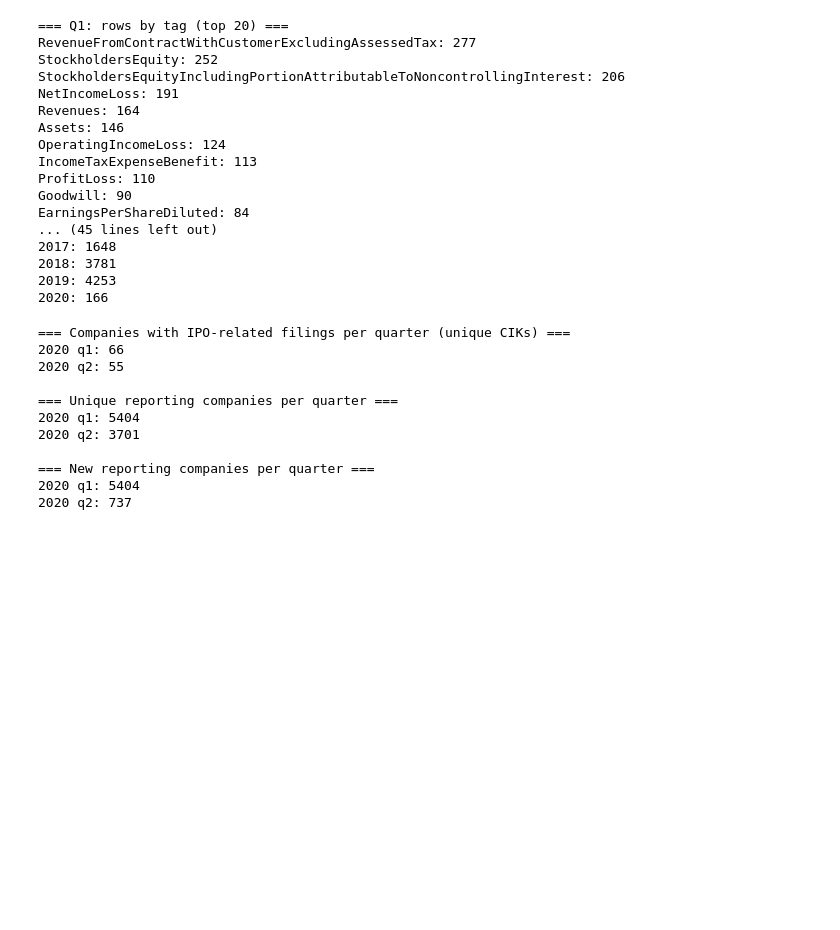
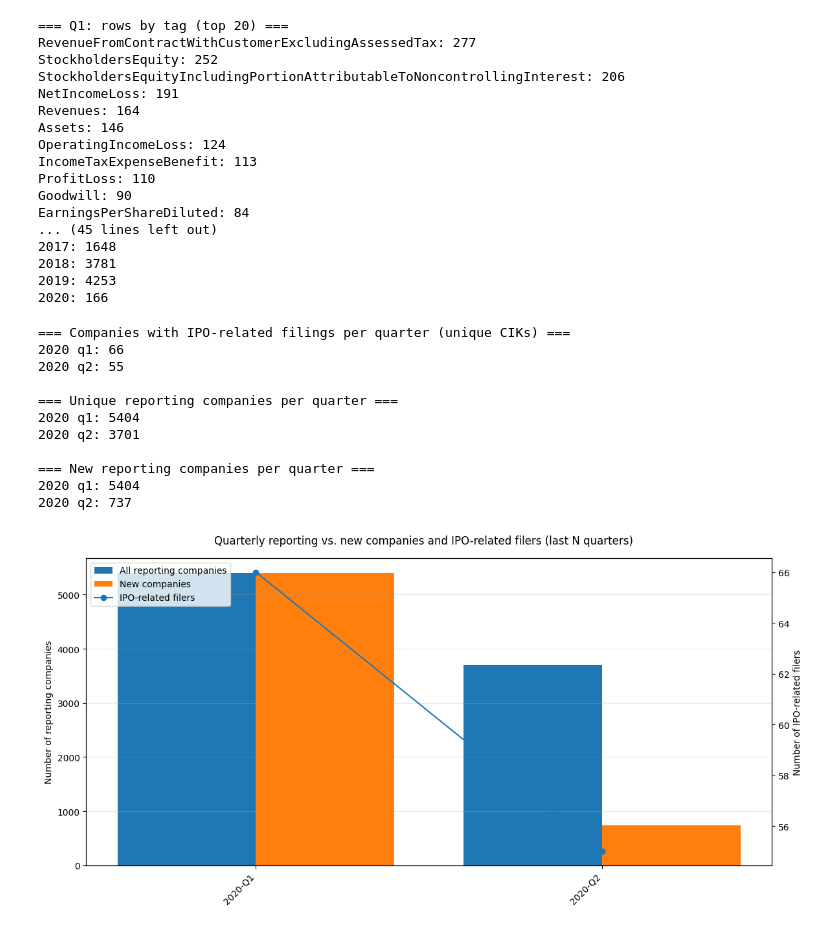
Before and after one commit to Tianyi-2000/Distributed_computing_group_project, a Jupyter notebook: notebooks/chris.ipynb, the cells around one changed output. Drawn from its saved outputs; the diff is of its cells as text; code cells hidden in the pictures; blank space fills up the shorter version.

```diff
--- a/notebooks/chris.ipynb
+++ b/notebooks/chris.ipynb
@@ -273,51 +271,88 @@ for (year, quarter), count in new_counts.collect():
 2020 q2: 737
 # %%
 
-import matplotlib.pyplot as plt
 from IPython.display import display
 
-# Ensure inline display
+# Ensure inline display (keep this)
 try:
     get_ipython().run_line_magic('matplotlib', 'inline')
 except Exception:
     pass
 
-# Collect results from prior RDD aggregations
+# Collect results from prior RDD aggregations (keep your existing RDD code above this)
 ipo_counts_list = ipo_counts.collect()
 all_reporting_list = all_reporting_counts.collect()
 new_counts_list = new_counts.collect()
 
-# Consistent quarter ordering
+# Sort by (year, quarter) like before
 QUARTER_ORDER = {"q1": 1, "q2": 2, "q3": 3, "q4": 4}
 
 def sort_key(item):
     (year, quarter), _ = item
-    return (int(year), QUARTER_ORDER.get(quarter, 0))
+    return (year, QUARTER_ORDER.get(quarter, 0))
 
 ipo_sorted = sorted(ipo_counts_list, key=sort_key)
 all_sorted = sorted(all_reporting_list, key=sort_key)
 new_sorted = sorted(new_counts_list, key=sort_key)
 
 labels = [f"{year}-{quarter.upper()}" for (year, quarter), _ in all_sorted]
 all_vals = [count for _, count in all_sorted]
 new_lookup = {k: v for k, v in new_sorted}
 new_vals = [new_lookup.get((year, quarter), 0) for (year, quarter), _ in all_sorted]
 ipo_lookup = {k: v for k, v in ipo_sorted}
 ipo_vals = [ipo_lookup.get((year, quarter), 0) for (year, quarter), _ in all_sorted]
 
-fig, ax = plt.subplots(figsize=(12, 5))
-x = range(len(labels))
+# ---- make the chart less cluttered: show only the last N quarters ----
+N = 12  # try 8, 12, or 16 depending on how crowded it looks
+labels_sub   = labels[-N:]
+all_vals_sub = all_vals[-N:]
+new_vals_sub = new_vals[-N:]
+ipo_vals_sub = ipo_vals[-N:]
 
-ax.bar(x, all_vals, width=0.4, label="All reporting companies", color="#4C78A8")
-ax.bar(x, new_vals, width=0.25, label="New companies", color="#F58518")
-ax.plot(x, ipo_vals, marker="o", color="#54A24B", label="IPO-related filers")
+x = range(len(labels_sub))
 
-ax.set_xticks(list(x))
-ax.set_xticklabels(labels, rotation=45, ha="right")
-ax.set_ylabel("Company count")
-ax.set_title("Quarterly reporting vs. new companies and IPO-related filers")
-ax.legend()
+fig, ax1 = plt.subplots(figsize=(12, 6))
+
+bar_width = 0.4
+
+# Bars for all vs new companies on left y-axis
+ax1.bar(
+    [i - bar_width/2 for i in x],
+    all_vals_sub,
+    width=bar_width,
+    label="All reporting companies"
+)
+ax1.bar(
+    [i + bar_width/2 for i in x],
+    new_vals_sub,
+    width=bar_width,
+    label="New companies"
+)
+ax1.set_ylabel("Number of reporting companies")
+ax1.set_xticks(list(x))
+ax1.set_xticklabels(labels_sub, rotation=45, ha="right")
+ax1.grid(axis="y", alpha=0.3)
+
+# Line for IPO-related filers on right y-axis
+ax2 = ax1.twinx()
+ax2.plot(
+    x,
+    ipo_vals_sub,
+    marker="o",
+    linestyle="-",
+    label="IPO-related filers"
+)
+ax2.set_ylabel("Number of IPO-related filers")
+
+# Combined legend
+lines1, labels1 = ax1.get_legend_handles_labels()
+lines2, labels2 = ax2.get_legend_handles_labels()
+ax1.legend(lines1 + lines2, labels1 + labels2, loc="upper left")
+
+fig.suptitle("Quarterly reporting vs. new companies and IPO-related filers (last N quarters)")
 fig.tight_layout()
 
 display(fig)
 plt.close(fig)
+# %% [output]
+[figure, added]
```
Also changed, not shown: parts of 2 cells of this notebook.
